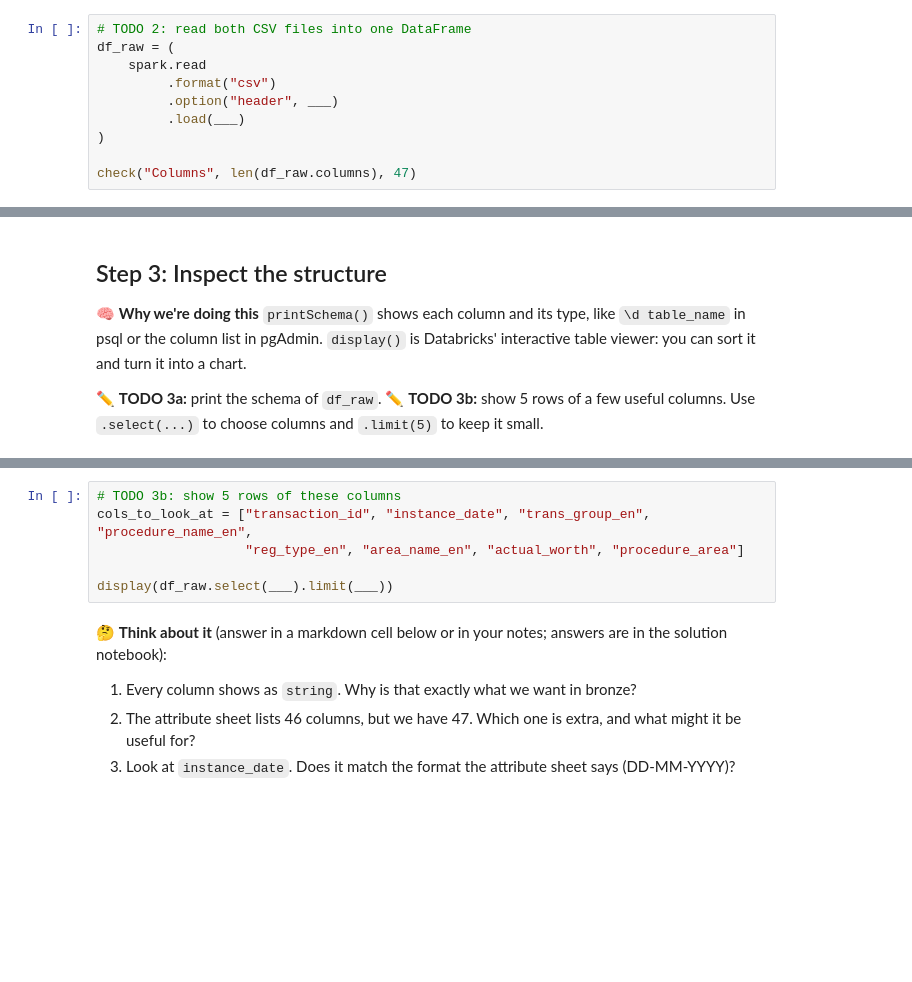
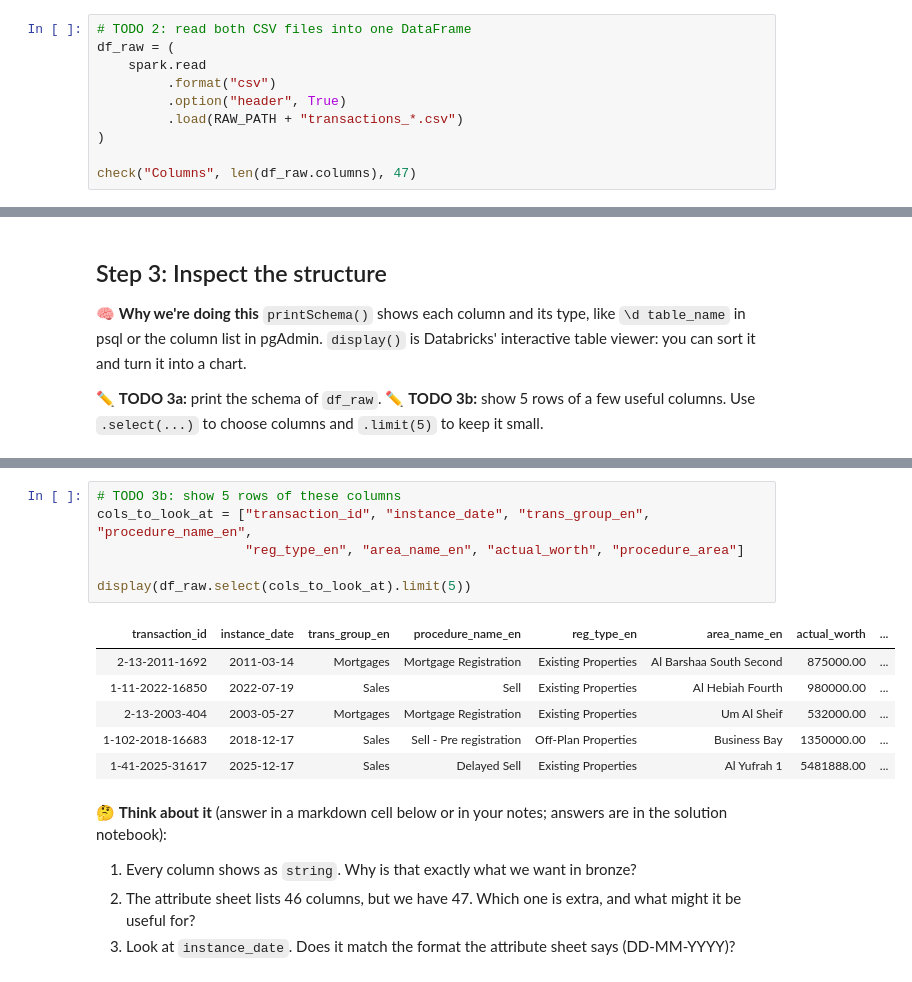
Before and after one commit to marzrodie/Dubai_Real_Estate_Analytics, a Jupyter notebook: databricks/01_bronze_ingest.ipynb, the cells around one changed output, grey strips where cells are left out. Saved outputs shown, nothing was run; the diff lists cells and outputs as text; blank space fills up the shorter version.

Commit message:
Add bronze ingestion: 1.81M raw transactions into Delta with lineage columns

```diff
--- a/databricks/01_bronze_ingest.ipynb
+++ b/databricks/01_bronze_ingest.ipynb
@@ -97,8 +104,8 @@ check("CSV files found", len(csv_files), 2)
 df_raw = (
     spark.read
          .format("csv")
-         .option("header", ___)
-         .load(___)
+         .option("header", True)
+         .load(RAW_PATH + "transactions_*.csv")
 )
 
 check("Columns", len(df_raw.columns), 47)
@@ -118,9 +145,16 @@ df_raw.___()
 # %%
 # TODO 3b: show 5 rows of these columns
 cols_to_look_at = ["transaction_id", "instance_date", "trans_group_en", "procedure_name_en",
                    "reg_type_en", "area_name_en", "actual_worth", "procedure_area"]
 
-display(df_raw.select(___).limit(___))
+display(df_raw.select(cols_to_look_at).limit(5))
+# %% [output]
+| transaction_id | instance_date | trans_group_en | procedure_name_en | reg_type_en | area_name_en | actual_worth | ... |
+| 2-13-2011-1692 | 2011-03-14 | Mortgages | Mortgage Registration | Existing Properties | Al Barshaa South Second | 875000.00 | ... |
+| 1-11-2022-16850 | 2022-07-19 | Sales | Sell | Existing Properties | Al Hebiah Fourth | 980000.00 | ... |
+| 2-13-2003-404 | 2003-05-27 | Mortgages | Mortgage Registration | Existing Properties | Um Al Sheif | 532000.00 | ... |
+| 1-102-2018-16683 | 2018-12-17 | Sales | Sell - Pre registration | Off-Plan Properties | Business Bay | 1350000.00 | ... |
+| 1-41-2025-31617 | 2025-12-17 | Sales | Delayed Sell | Existing Properties | Al Yufrah 1 | 5481888.00 | ... |
 # %% [markdown]
 🤔 **Think about it** (answer in a markdown cell below or in your notes; answers are in the solution notebook):
 1. Every column shows as `string`. Why is that exactly what we want in bronze?
```
Also changed, not shown: parts of 11 cells of this notebook.
